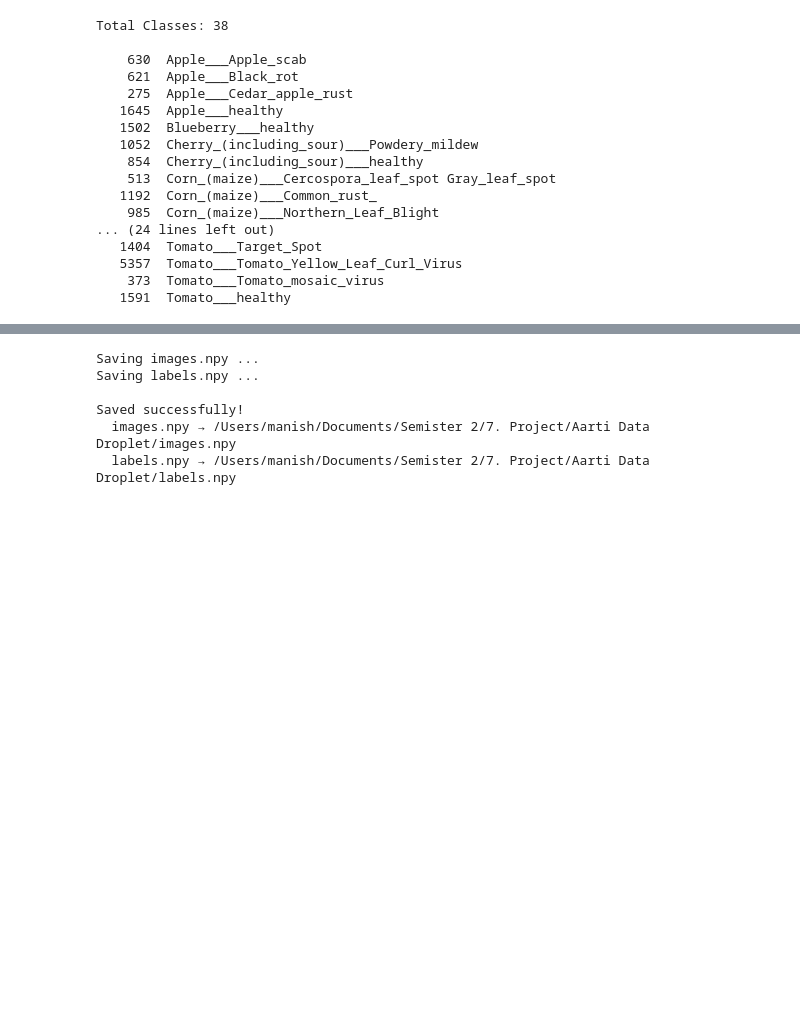
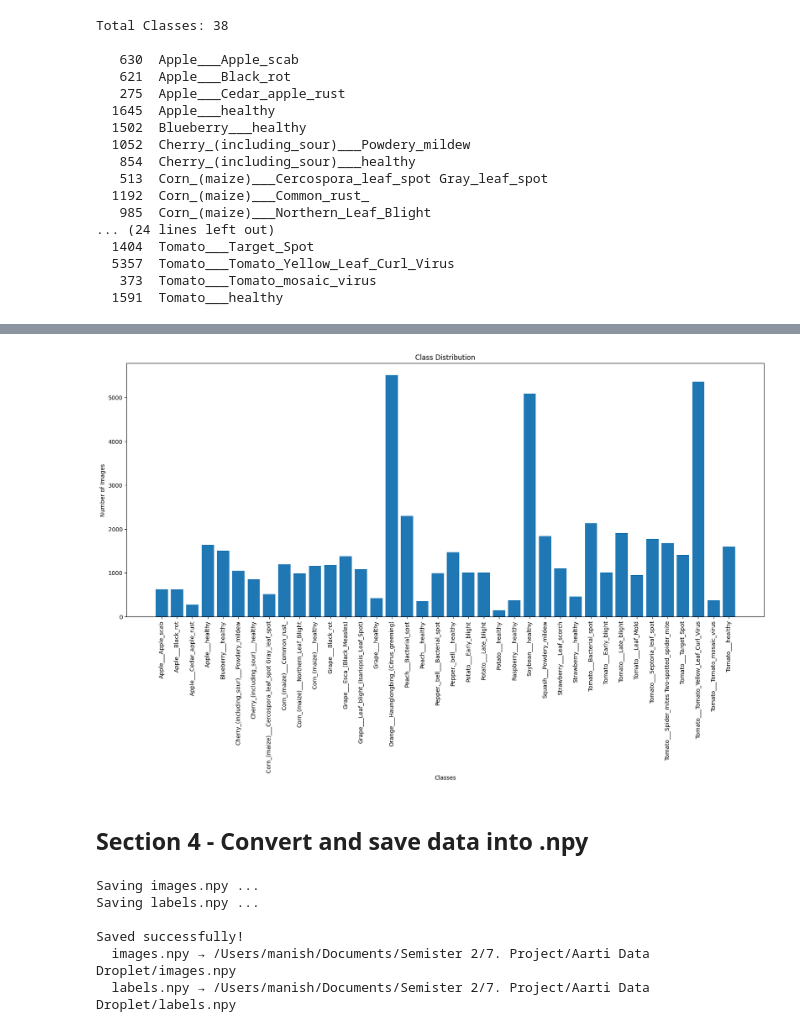
Before and after one commit to Aarti0105/Crop-disease-detection, a Jupyter notebook: notebooks/01_Dataset.ipynb, the cells around one changed output, grey strips where cells are left out. Drawn from its saved outputs; the diff is of its cells as text; code cells hidden in the pictures; blank space fills up the shorter version.

```diff
--- a/notebooks/01_Dataset.ipynb
+++ b/notebooks/01_Dataset.ipynb
@@ -274,3 +119,24 @@ plt.show()
+# %%
+#Count images in every class
+class_counts = Counter(labels)
+
+#Store class names
+class_names = list(class_counts.keys())
+
+#Store image counts
+counts = list(class_counts.values())
+
+plt.figure(figsize=(20,8))   #Create graph
+plt.bar(class_names, counts)   #Create bar chart
+plt.xticks(rotation=90)   #Rotate class (x-axis) labels
+plt.title("Class Distribution")   #Graph title
+plt.xlabel("Classes")   #X-axis label
+plt.ylabel("Number of Images")   #Y-axis label
+plt.show()
+# %% [output]
+[figure, added]
+# %% [markdown]
+## Section 4 - Convert and save data into .npy
 # %%
 images_save_path = os.path.join(SAVE_PATH, "images.npy")
 labels_save_path = os.path.join(SAVE_PATH, "labels.npy")
```
Also changed, not shown: parts of 33 cells of this notebook, 1 other file.
